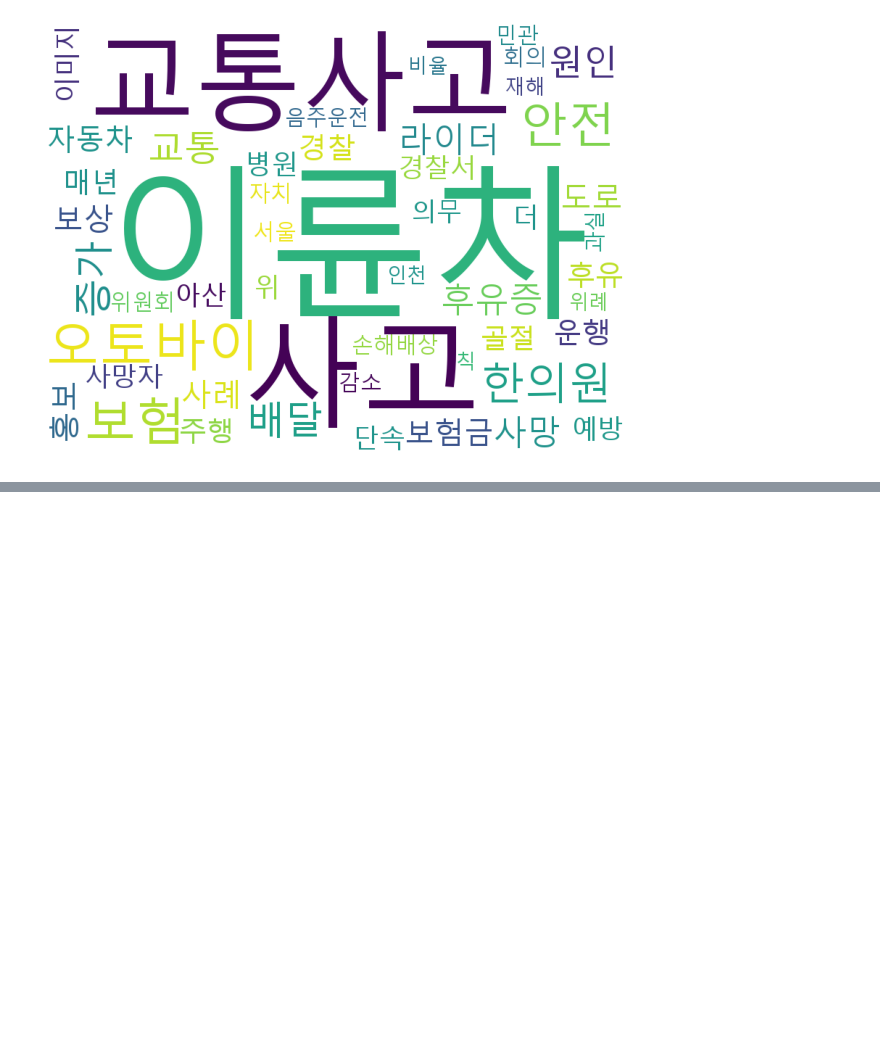
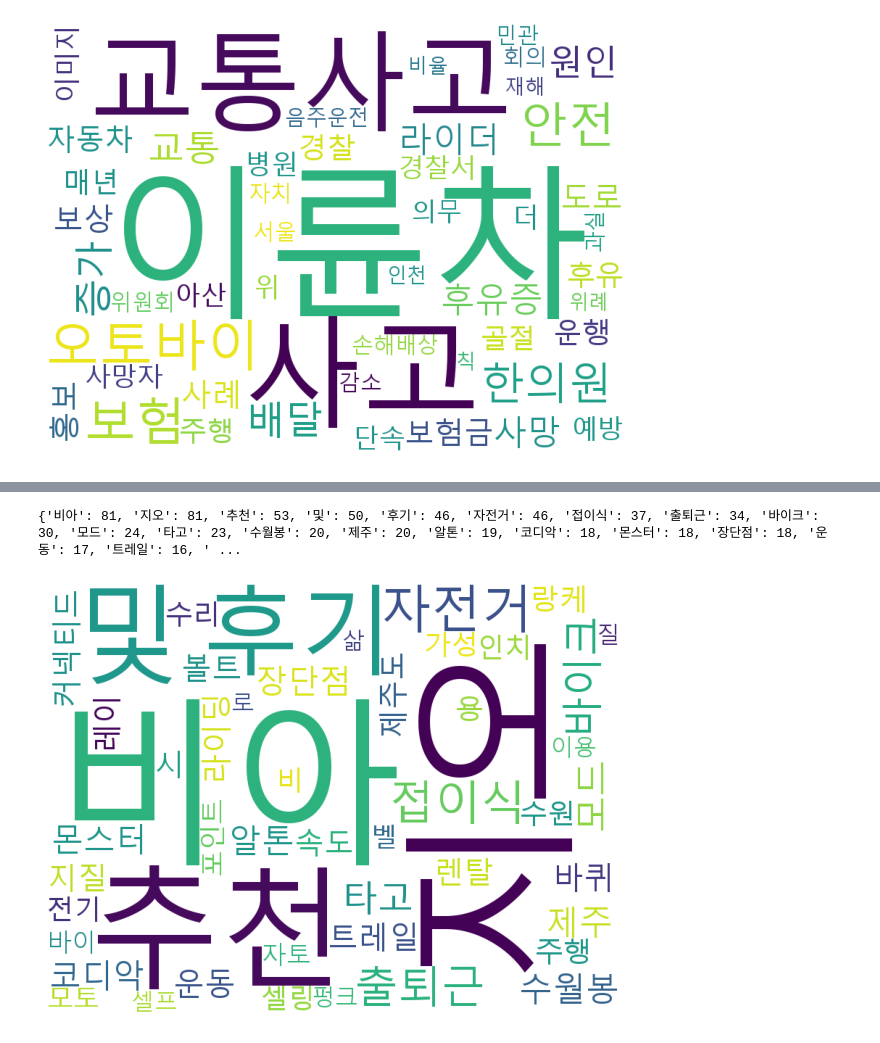
Before and after one commit to minsoo-s/03_Self_Study, a Jupyter notebook: search_blog.ipynb, the cells around one changed output, grey strips where cells are left out. Cells and saved outputs as stored; diff of their text form; code cells hidden in the pictures; blank space fills up the shorter version.

```diff
--- a/search_blog.ipynb
+++ b/search_blog.ipynb
@@ -97,0 +103,5 @@ blog_search('이륜차 사고 원인')
+# %%
+blog_search('전기자전거')
+# %% [output]
+{'비아': 81, '지오': 81, '추천': 53, '및': 50, '후기': 46, '자전거': 46, '접이식': 37, '출퇴근': 34, '바이크': 30, '모드': 24, '타고': 23, '수월봉': 20, '제주': 20, '알톤': 19, '코디악': 18, '몬스터': 18, '장단점': 18, '운동': 17, '트레일': 16, ' ...
+[figure, added]
```
Also changed, not shown: parts of 4 cells of this notebook, 25 other files.
